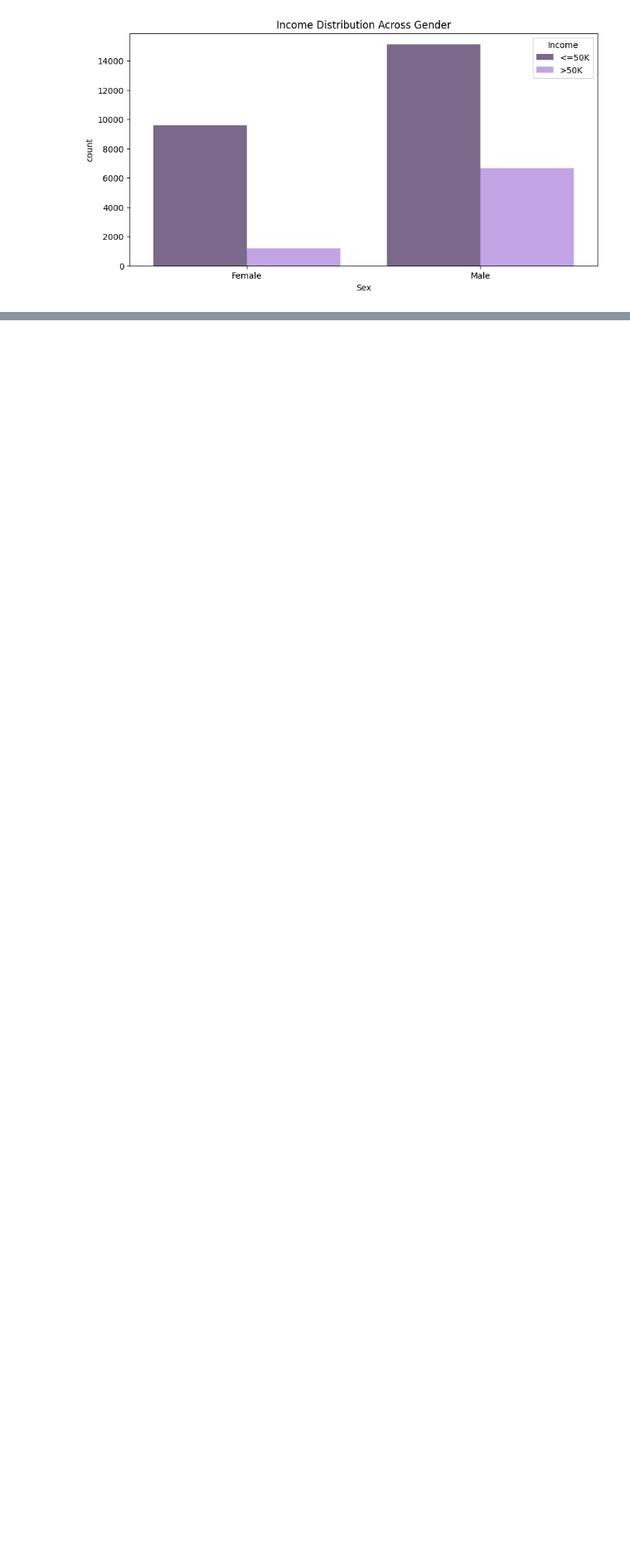
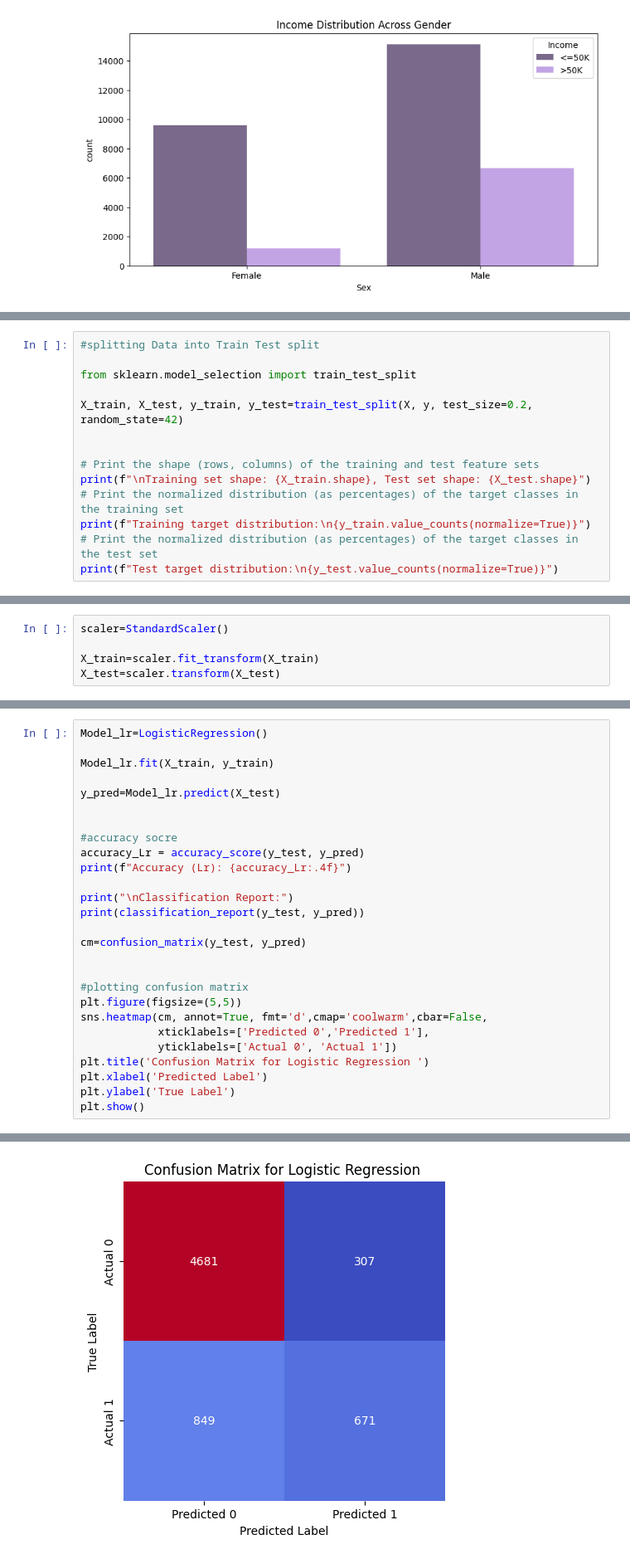
Before and after one commit to kunalvanjani705-tech/Income-Census-Classification, a Jupyter notebook: Censusincome.ipynb, the cells around one changed output, grey strips where cells are left out. Shown at 83% size. Cells and saved outputs as stored; diff of their text form; blank space fills up the shorter version.

```diff
--- a/Censusincome.ipynb
+++ b/Censusincome.ipynb
@@ -340,0 +455,14 @@ plt.show()
+# %%
+#splitting Data into Train Test split
+
+from sklearn.model_selection import train_test_split
+
+X_train, X_test, y_train, y_test=train_test_split(X, y, test_size=0.2, random_state=42)
+
+
+# Print the shape (rows, columns) of the training and test feature sets
+print(f"\nTraining set shape: {X_train.shape}, Test set shape: {X_test.shape}")
+# Print the normalized distribution (as percentages) of the target classes in the training set
+print(f"Training target distribution:\n{y_train.value_counts(normalize=True)}")
+# Print the normalized distribution (as percentages) of the target classes in the test set
+print(f"Test target distribution:\n{y_test.value_counts(normalize=True)}")
@@ -340,0 +485,5 @@ plt.show()
+# %%
+scaler=StandardScaler()
+
+X_train=scaler.fit_transform(X_train)
+X_test=scaler.transform(X_test)
@@ -340,0 +513,28 @@ plt.show()
+# %%
+Model_lr=LogisticRegression()
+
+Model_lr.fit(X_train, y_train)
+
+y_pred=Model_lr.predict(X_test)
+
+
+#accuracy socre
+accuracy_Lr = accuracy_score(y_test, y_pred)
+print(f"Accuracy (Lr): {accuracy_Lr:.4f}")
+
+print("\nClassification Report:")
+print(classification_report(y_test, y_pred))
+
+cm=confusion_matrix(y_test, y_pred)
+
+
+#plotting confusion matrix
+plt.figure(figsize=(5,5))
+sns.heatmap(cm, annot=True, fmt='d',cmap='coolwarm',cbar=False,
+            xticklabels=['Predicted 0','Predicted 1'],
+            yticklabels=['Actual 0', 'Actual 1'])
+plt.title('Confusion Matrix for Logistic Regression ')
+plt.xlabel('Predicted Label')
+plt.ylabel('True Label')
+plt.show()
+# %% [output]
@@ -340,0 +552 @@ plt.show()
+[figure, added]
```
Also changed, not shown: parts of 22 cells of this notebook.
